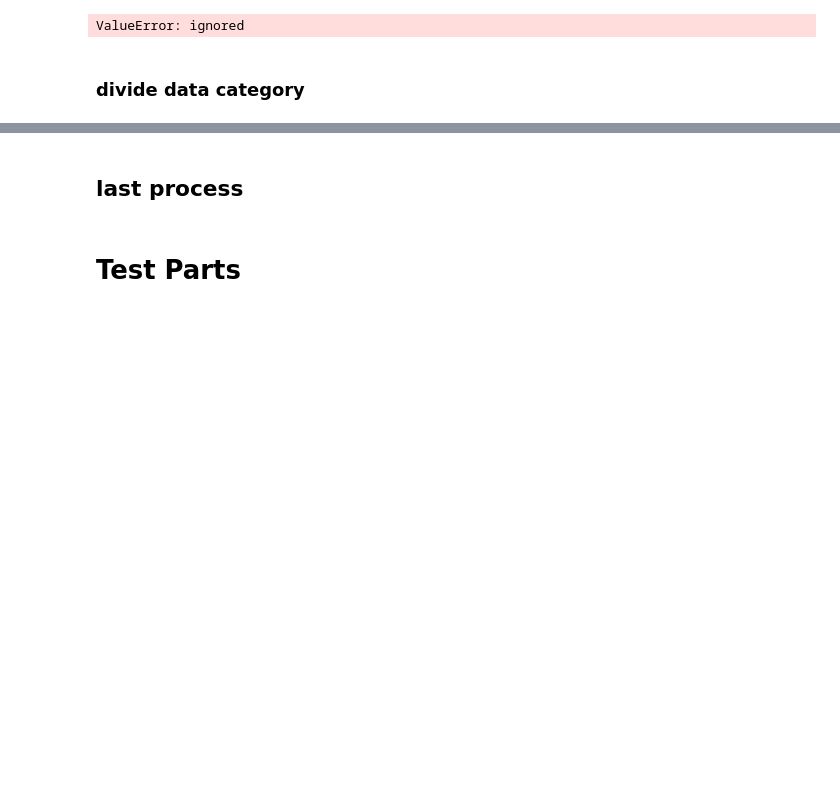
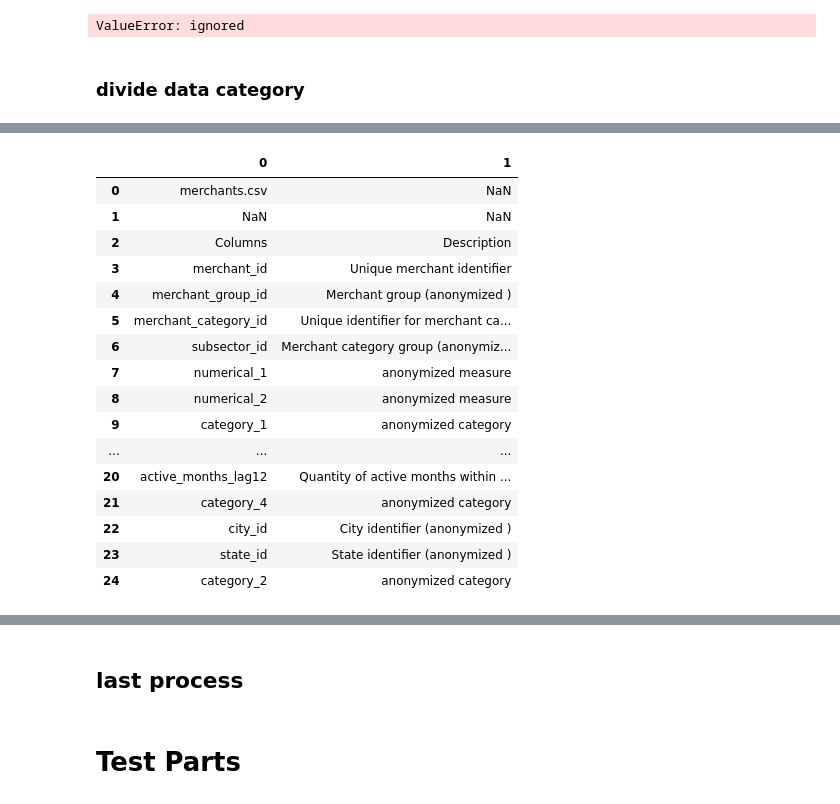
Before and after one commit to PaperStrange/AIProjectManger, a Jupyter notebook: utils/data_process.ipynb, the cells around one changed output, grey strips where cells are left out. Drawn from its saved outputs; the diff is of its cells as text; code cells hidden in the pictures; blank space fills up the shorter version.

```diff
--- a/utils/data_process.ipynb
+++ b/utils/data_process.ipynb
@@ -457,3 +510,23 @@ for indent in range(4):
+# %%
+data_info[3]
+# %% [output]
+|  | 0 | 1 |
+| 0 | merchants.csv | NaN |
+| 1 | NaN | NaN |
+| 2 | Columns | Description |
+| 3 | merchant_id | Unique merchant identifier |
+| 4 | merchant_group_id | Merchant group (anonymized ) |
+| 5 | merchant_category_id | Unique identifier for merchant ca... |
+| 6 | subsector_id | Merchant category group (anonymiz... |
+| 7 | numerical_1 | anonymized measure |
+| 8 | numerical_2 | anonymized measure |
+| 9 | category_1 | anonymized category |
+| ... | ... | ... |
+| 20 | active_months_lag12 | Quantity of active months within ... |
+| 21 | category_4 | anonymized category |
+| 22 | city_id | City identifier (anonymized ) |
+| 23 | state_id | State identifier (anonymized ) |
+| 24 | category_2 | anonymized category |
 # %%
 # Note 2018/12/20: assume all data in one column share the same type and the first one is not vacancy
 
```
Also changed, not shown: parts of 13 cells of this notebook, 3 other files.
